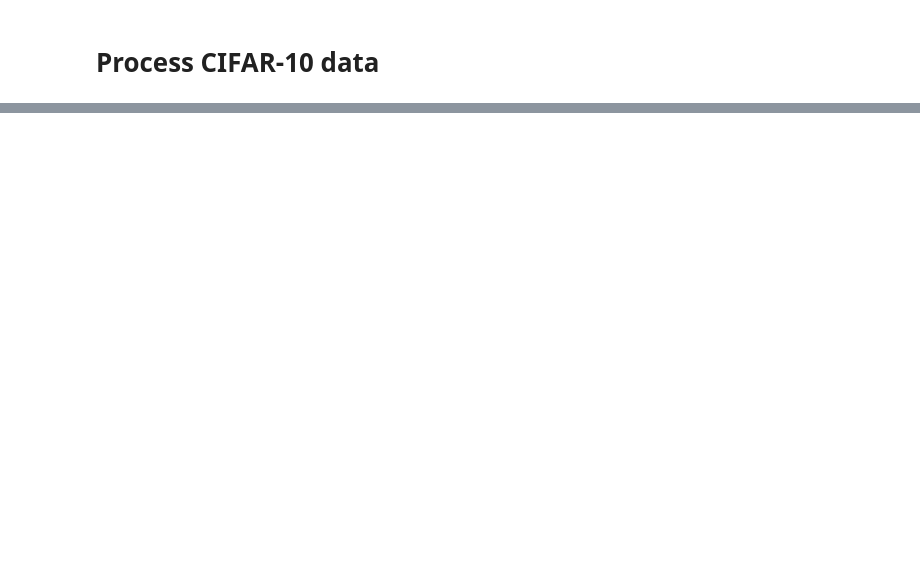
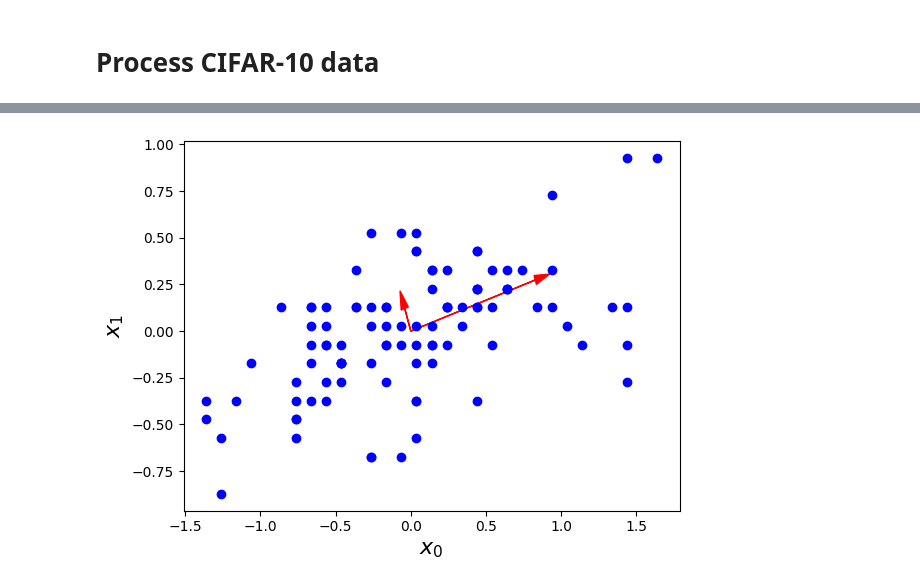
Before and after one commit to MatthieuLJ/practical_deep_learning, a Jupyter notebook: practical_c5.ipynb, the cells around one changed output, grey strips where cells are left out. Cells and saved outputs as stored; diff of their text form; code cells hidden in the pictures; blank space fills up the shorter version.

```diff
--- a/practical_c5.ipynb
+++ b/practical_c5.ipynb
@@ -116,0 +121,28 @@ np.save("cifar10/cifar10_test_vectors.npy", xtstv)
+# %%
+from sklearn import decomposition
+
+x = np.load("iris/iris_features.npy")[:,:2]
+y = np.load("iris/iris_labels.npy")
+
+idx = np.where(y!=0)
+x = x[idx]
+x[:,0] -= x[:,0].mean()
+x[:,1] -= x[:,1].mean()
+
+pca = decomposition.PCA(n_components=2)
+pca.fit(x)
+v=pca.explained_variance_ratio_
+
+ax = plt.axes()
+x0 = v[0]*pca.components_[0,0]
+y0 = v[0]*pca.components_[0,1]
+ax.arrow(0,0,x0,y0, head_width=0.05, head_length=0.1, fc='r', ec='r')
+x1 = v[1]*pca.components_[1,0]
+y1 = v[1]*pca.components_[1,1]
+ax.arrow(0,0,x1,y1, head_width=0.05, head_length=0.1, fc='r', ec='r')
+plt.scatter(x[:,0], x[:,1], marker='o', color='b')
+plt.xlabel("$x_0$", fontsize=16)
+plt.ylabel("$x_1$", fontsize=16)
+plt.show()
+# %% [output]
+[figure, added]
```
Also changed, not shown: parts of 3 cells of this notebook.
